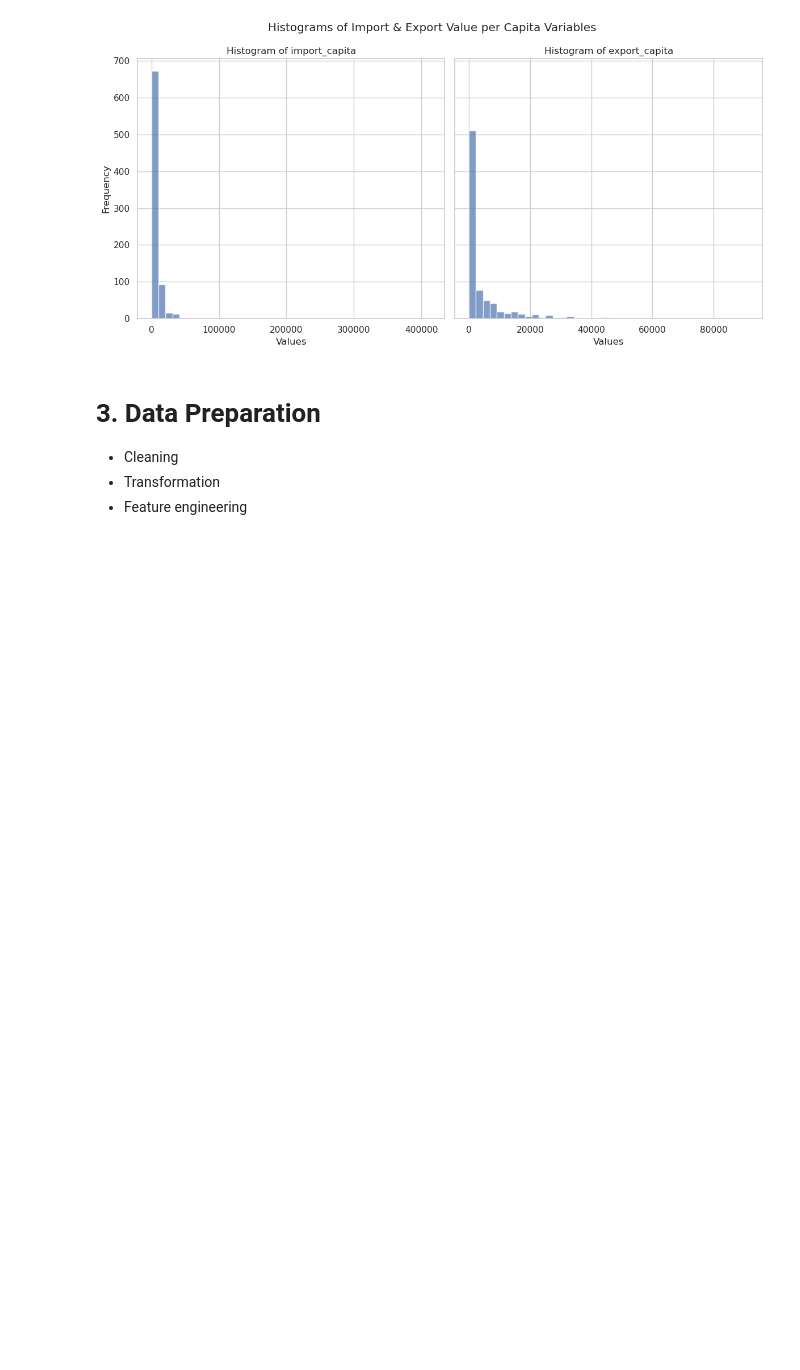
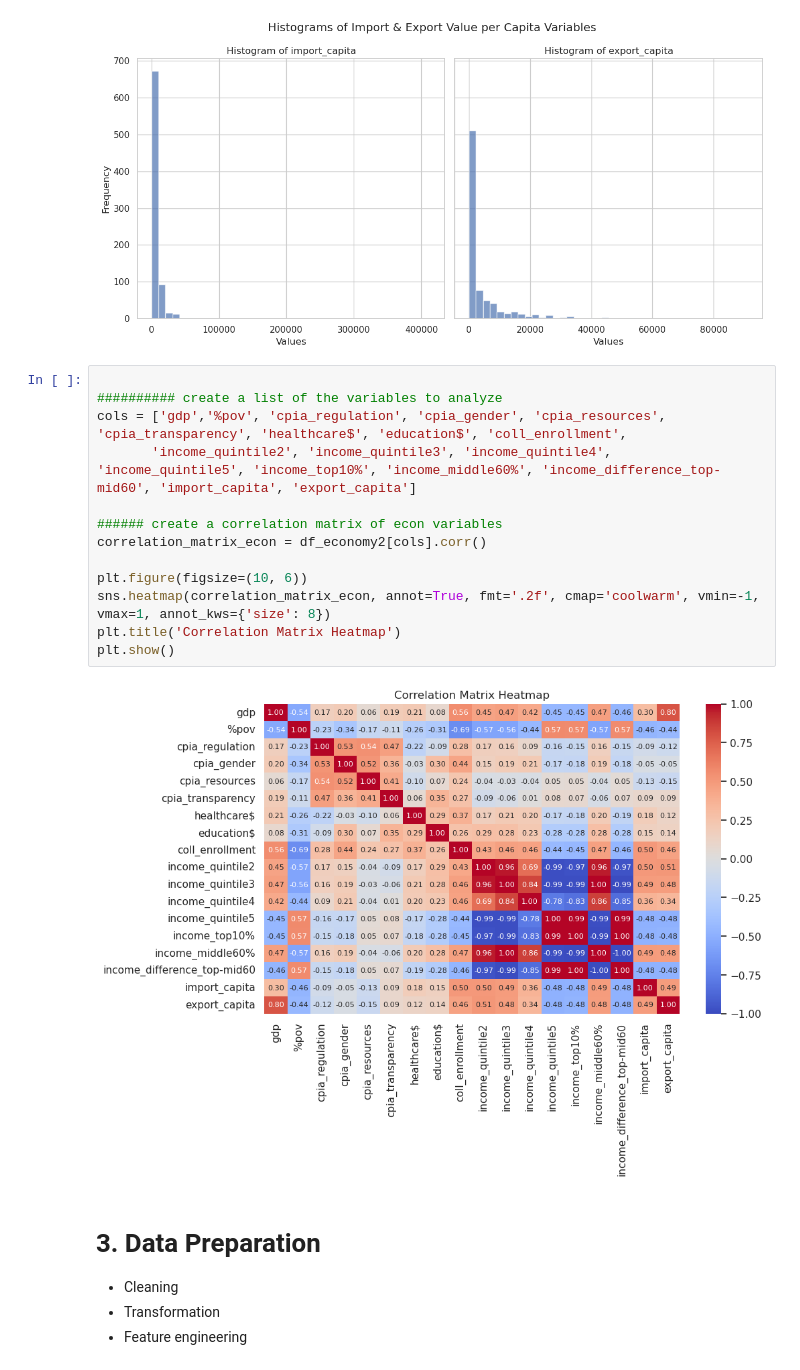
Before and after one commit to te-ex153/Projects, a Jupyter notebook: Country23.ipynb, the cells around one changed output. Drawn from its saved outputs; the diff is of its cells as text; blank space fills up the shorter version.

Commit message:
Add files via upload
Added correlation heat map

```diff
--- a/Country23.ipynb
+++ b/Country23.ipynb
@@ -614,6 +614,21 @@ plt.tight_layout()
 plt.show()
 # %% [output]
 [figure]
+# %%
+
+########## create a list of the variables to analyze
+cols = ['gdp','%pov', 'cpia_regulation', 'cpia_gender', 'cpia_resources', 'cpia_transparency', 'healthcare$', 'education$', 'coll_enrollment',
+       'income_quintile2', 'income_quintile3', 'income_quintile4', 'income_quintile5', 'income_top10%', 'income_middle60%', 'income_difference_top-mid60', 'import_capita', 'export_capita']
+
+###### create a correlation matrix of econ variables
+correlation_matrix_econ = df_economy2[cols].corr()
+
+plt.figure(figsize=(10, 6))
+sns.heatmap(correlation_matrix_econ, annot=True, fmt='.2f', cmap='coolwarm', vmin=-1, vmax=1, annot_kws={'size': 8})
+plt.title('Correlation Matrix Heatmap')
+plt.show()
+# %% [output]
+[figure, added]
 # %% [markdown]
 # 3. Data Preparation
 - Cleaning
```
